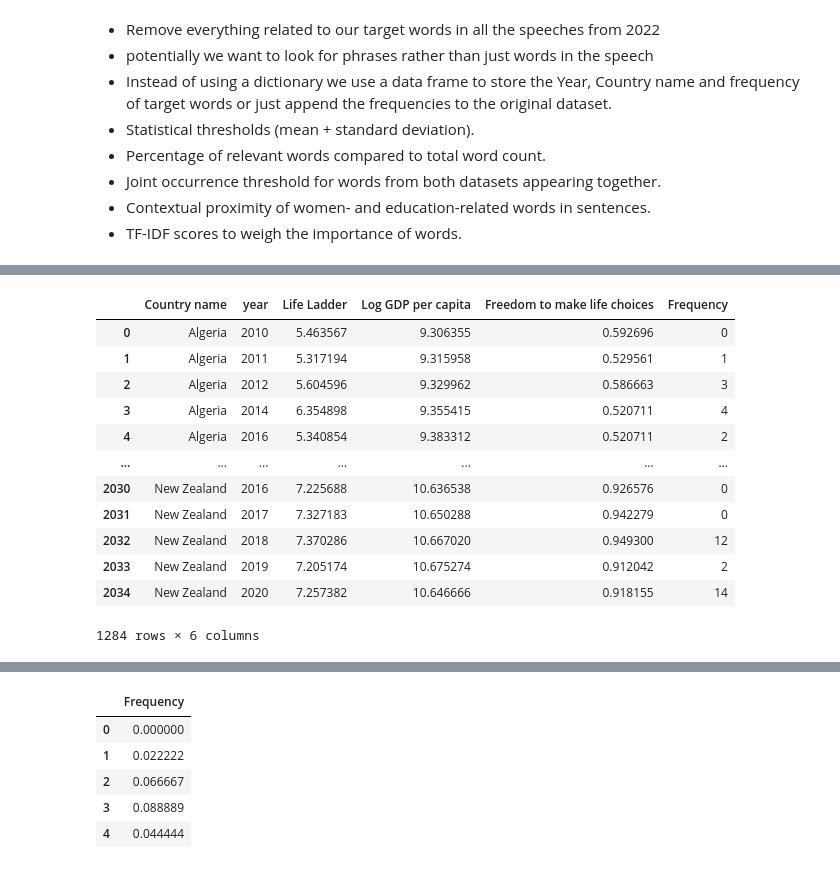
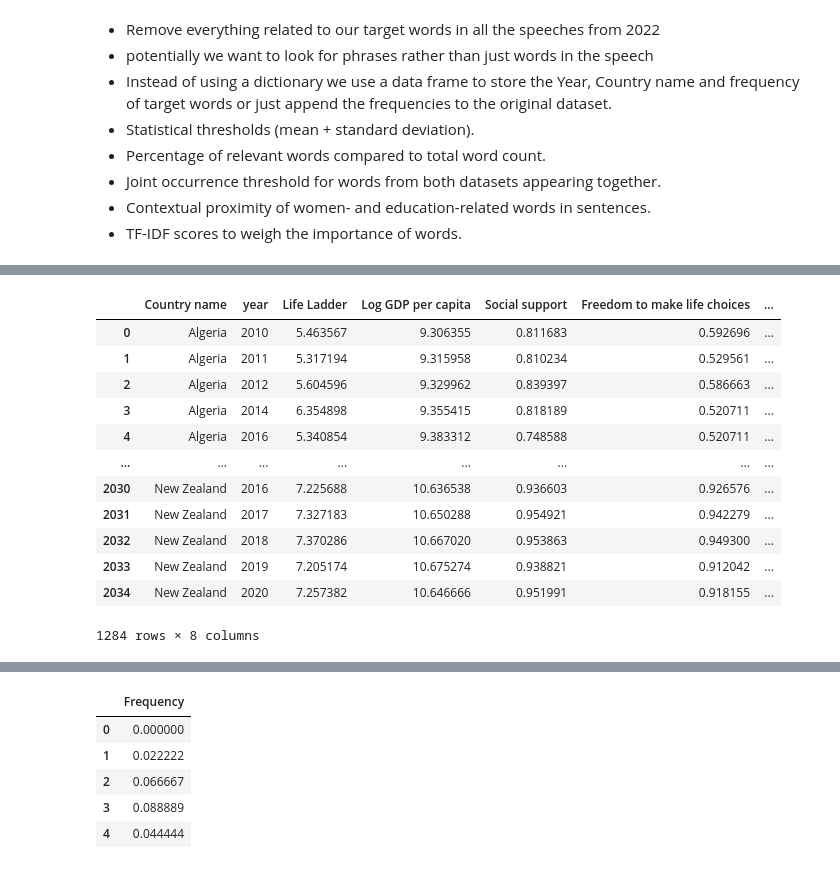
Before and after one commit to KonstantinidouCh/UN-Female-Education, a Jupyter notebook: notebooks/Exploratory Question.ipynb, the cells around one changed output, grey strips where cells are left out. Drawn from its saved outputs; the diff is of its cells as text; code cells hidden in the pictures.

```diff
--- a/notebooks/Exploratory Question.ipynb
+++ b/notebooks/Exploratory Question.ipynb
@@ -434,35 +468,35 @@ plt.show()
 # %%
 # **FEATURE EXTRACTION/FEATURE ENGINEERING**
 from sklearn.preprocessing import MinMaxScaler
 from sklearn.model_selection import train_test_split
 from sklearn.model_selection import GridSearchCV
 
 model_df = final_df.reset_index()
 # set my train and test data
 train_data = model_df[(model_df['year'] >= 2010) & (model_df['year'] <= 2020)].dropna()
 test_data = model_df[(model_df['year'] == 2023)].dropna()
 
 # lets drop columns so both data frames are easier to read
-train_data = train_data.drop(['Region Name', 'Sub-region Name', 'ISO-alpha3 Code', 'Session', 'Speech', 'Social support',
-                 'Healthy life expectancy at birth', 'Generosity', 'Perceptions of corruption', 'Positive affect',
+train_data = train_data.drop(['Region Name', 'Sub-region Name', 'ISO-alpha3 Code', 'Session', 'Speech',
+                 'Healthy life expectancy at birth', 'Generosity', 'Positive affect',
                  'Negative affect'],axis = 1)
 
-test_data = test_data.drop(['Region Name', 'Sub-region Name', 'ISO-alpha3 Code', 'Session', 'Speech', 'Social support',
-                 'Healthy life expectancy at birth', 'Generosity', 'Perceptions of corruption', 'Positive affect',
+test_data = test_data.drop(['Region Name', 'Sub-region Name', 'ISO-alpha3 Code', 'Session', 'Speech',
+                 'Healthy life expectancy at birth', 'Generosity', 'Positive affect',
                  'Negative affect'],axis = 1)
 
 train_data
 # %% [output]
-|  | Country name | year | Life Ladder | Log GDP per capita | Freedom to make life choices | Frequency |
-| 0 | Algeria | 2010 | 5.463567 | 9.306355 | 0.592696 | 0 |
-| 1 | Algeria | 2011 | 5.317194 | 9.315958 | 0.529561 | 1 |
-| 2 | Algeria | 2012 | 5.604596 | 9.329962 | 0.586663 | 3 |
-| 3 | Algeria | 2014 | 6.354898 | 9.355415 | 0.520711 | 4 |
-| 4 | Algeria | 2016 | 5.340854 | 9.383312 | 0.520711 | 2 |
-| ... | ... | ... | ... | ... | ... | ... |
-| 2030 | New Zealand | 2016 | 7.225688 | 10.636538 | 0.926576 | 0 |
-| 2031 | New Zealand | 2017 | 7.327183 | 10.650288 | 0.942279 | 0 |
-| 2032 | New Zealand | 2018 | 7.370286 | 10.667020 | 0.949300 | 12 |
-| 2033 | New Zealand | 2019 | 7.205174 | 10.675274 | 0.912042 | 2 |
-| 2034 | New Zealand | 2020 | 7.257382 | 10.646666 | 0.918155 | 14 |
+|  | Country name | year | Life Ladder | Log GDP per capita | Social support | Freedom to make life choices | ... |
+| 0 | Algeria | 2010 | 5.463567 | 9.306355 | 0.811683 | 0.592696 | ... |
+| 1 | Algeria | 2011 | 5.317194 | 9.315958 | 0.810234 | 0.529561 | ... |
+| 2 | Algeria | 2012 | 5.604596 | 9.329962 | 0.839397 | 0.586663 | ... |
+| 3 | Algeria | 2014 | 6.354898 | 9.355415 | 0.818189 | 0.520711 | ... |
+| 4 | Algeria | 2016 | 5.340854 | 9.383312 | 0.748588 | 0.520711 | ... |
+| ... | ... | ... | ... | ... | ... | ... | ... |
+| 2030 | New Zealand | 2016 | 7.225688 | 10.636538 | 0.936603 | 0.926576 | ... |
+| 2031 | New Zealand | 2017 | 7.327183 | 10.650288 | 0.954921 | 0.942279 | ... |
+| 2032 | New Zealand | 2018 | 7.370286 | 10.667020 | 0.953863 | 0.949300 | ... |
+| 2033 | New Zealand | 2019 | 7.205174 | 10.675274 | 0.938821 | 0.912042 | ... |
+| 2034 | New Zealand | 2020 | 7.257382 | 10.646666 | 0.951991 | 0.918155 | ... |
-1284 rows × 6 columns
+1284 rows × 8 columns
```
Also changed, not shown: parts of 17 cells of this notebook.
